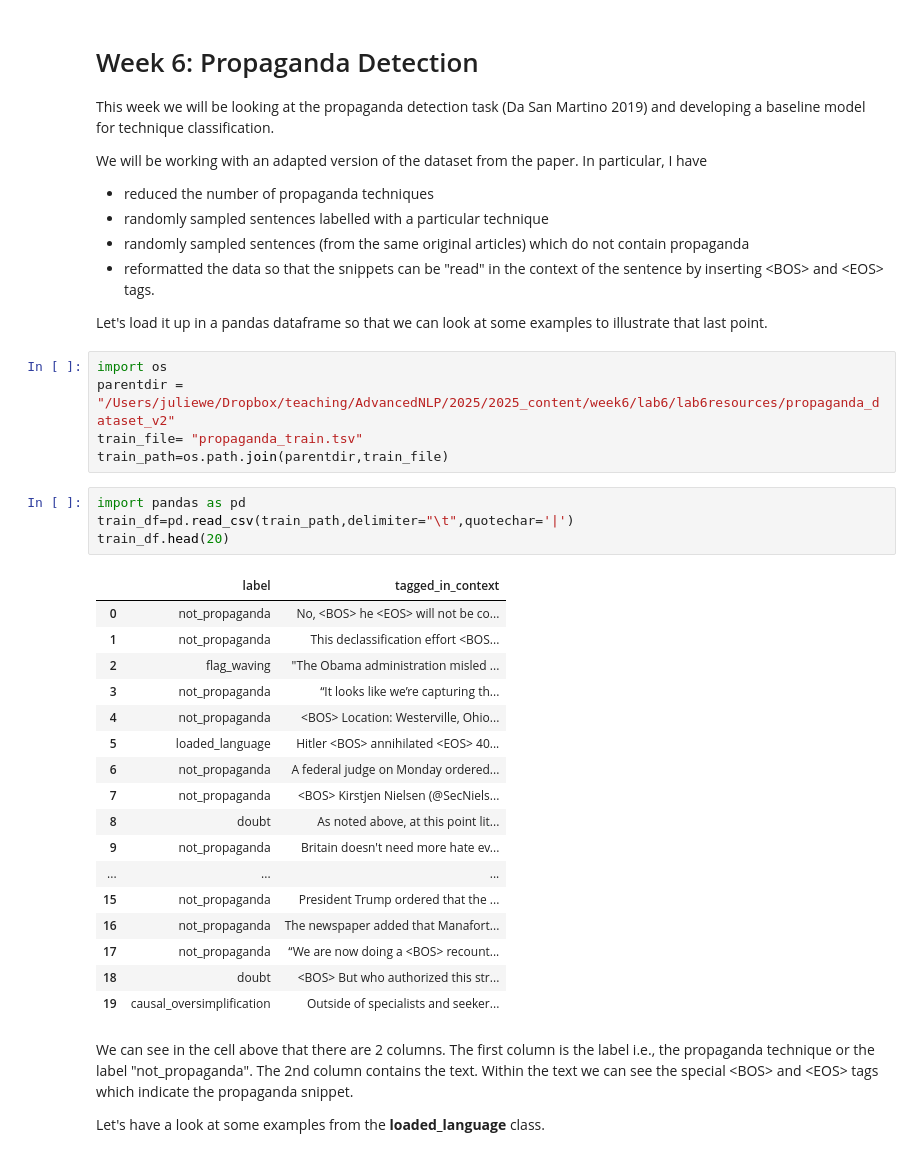
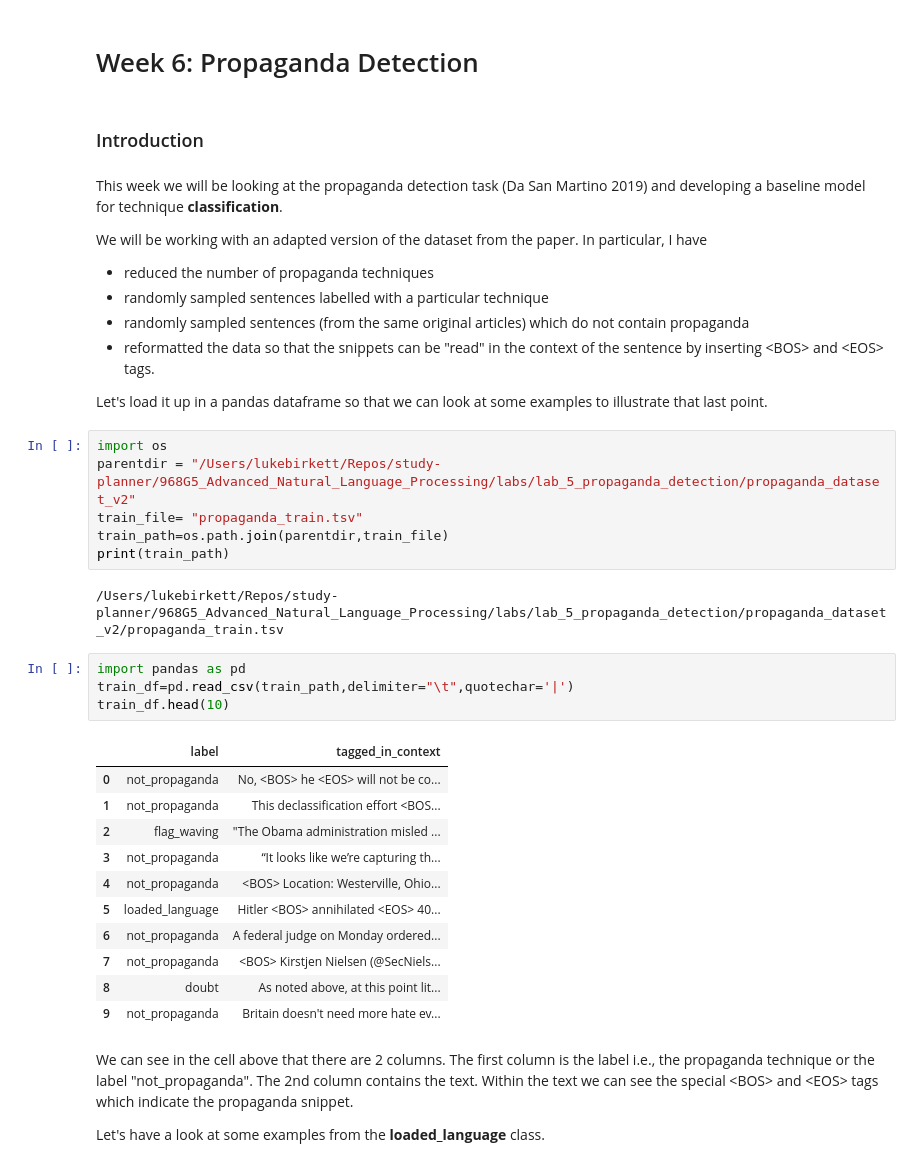
Before and after one commit to LukeBirkett/study-planner, a Jupyter notebook: 968G5_Advanced_Natural_Language_Processing/labs/lab_5_propaganda_detection/Lab6.ipynb, the cells around one changed output. Drawn from its saved outputs; the diff is of its cells as text.

```diff
--- a/968G5_Advanced_Natural_Language_Processing/labs/lab_5_propaganda_detection/Lab6.ipynb
+++ b/968G5_Advanced_Natural_Language_Processing/labs/lab_5_propaganda_detection/Lab6.ipynb
@@ -1,42 +1,41 @@
 # %% [markdown]
 # Week 6: Propaganda Detection
-
-This week we will be looking at the propaganda detection task (Da San Martino 2019) and developing a baseline model for technique classification.
-
-We will be working with an adapted version of the dataset from the paper.  In particular, I have
-* reduced the number of propaganda techniques
-* randomly sampled sentences labelled with a particular technique
-* randomly sampled sentences (from the same original articles) which do not contain propaganda
-* reformatted the data so that the snippets can be "read" in the context of the sentence by inserting \<BOS\> and \<EOS\> tags.
-
-Let's load it up in a pandas dataframe so that we can look at some examples to illustrate that last point.
+# %% [markdown]
+### Introduction
+# %% [markdown]
+This week we will be looking at the propaganda detection task (Da San Martino 2019) and developing a baseline model for technique **classification**.
+
+We will be working with an adapted version of the dataset from the paper.  In particular, I have
+* reduced the number of propaganda techniques
+* randomly sampled sentences labelled with a particular technique
+* randomly sampled sentences (from the same original articles) which do not contain propaganda
+* reformatted the data so that the snippets can be "read" in the context of the sentence by inserting \<BOS\> and \<EOS\> tags.
+
+Let's load it up in a pandas dataframe so that we can look at some examples to illustrate that last point.
 # %%
 import os
-parentdir = "/Users/juliewe/Dropbox/teaching/AdvancedNLP/2025/2025_content/week6/lab6/lab6resources/propaganda_dataset_v2"
+parentdir = "/Users/lukebirkett/Repos/study-planner/968G5_Advanced_Natural_Language_Processing/labs/lab_5_propaganda_detection/propaganda_dataset_v2"
 train_file= "propaganda_train.tsv"
 train_path=os.path.join(parentdir,train_file)
+print(train_path)
+# %% [output]
+/Users/lukebirkett/Repos/study-planner/968G5_Advanced_Natural_Language_Processing/labs/lab_5_propaganda_detection/propaganda_dataset_v2/propaganda_train.tsv
 # %%
 import pandas as pd
 train_df=pd.read_csv(train_path,delimiter="\t",quotechar='|')
-train_df.head(20)
+train_df.head(10)
 # %% [output]
 |  | label | tagged_in_context |
 | 0 | not_propaganda | No, <BOS> he <EOS> will not be co... |
 | 1 | not_propaganda | This declassification effort <BOS... |
 | 2 | flag_waving | "The Obama administration misled ... |
 | 3 | not_propaganda | “It looks like we’re capturing th... |
 | 4 | not_propaganda | <BOS> Location: Westerville, Ohio... |
 | 5 | loaded_language | Hitler <BOS> annihilated <EOS> 40... |
 | 6 | not_propaganda | A federal judge on Monday ordered... |
 | 7 | not_propaganda | <BOS> Kirstjen Nielsen (@SecNiels... |
 | 8 | doubt | As noted above, at this point lit... |
 | 9 | not_propaganda | Britain doesn't need more hate ev... |
-| ... | ... | ... |
-| 15 | not_propaganda | President Trump ordered that the ... |
-| 16 | not_propaganda | The newspaper added that Manafort... |
-| 17 | not_propaganda | “We are now doing a <BOS> recount... |
-| 18 | doubt | <BOS> But who authorized this str... |
-| 19 | causal_oversimplification | Outside of specialists and seeker... |
 # %% [markdown]
 We can see in the cell above that there are 2 columns.  The first column is the label i.e., the propaganda technique or the label "not_propaganda".  The 2nd column contains the text.  Within the text we can see the special \<BOS\> and \<EOS\> tags which indicate the propaganda snippet.
 
```
Also changed, not shown: parts of 64 cells of this notebook, 6 other files.
